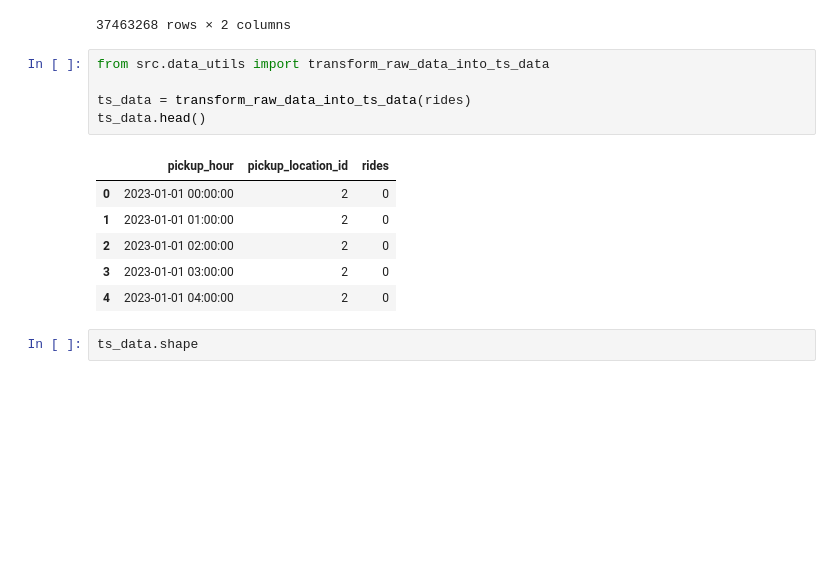
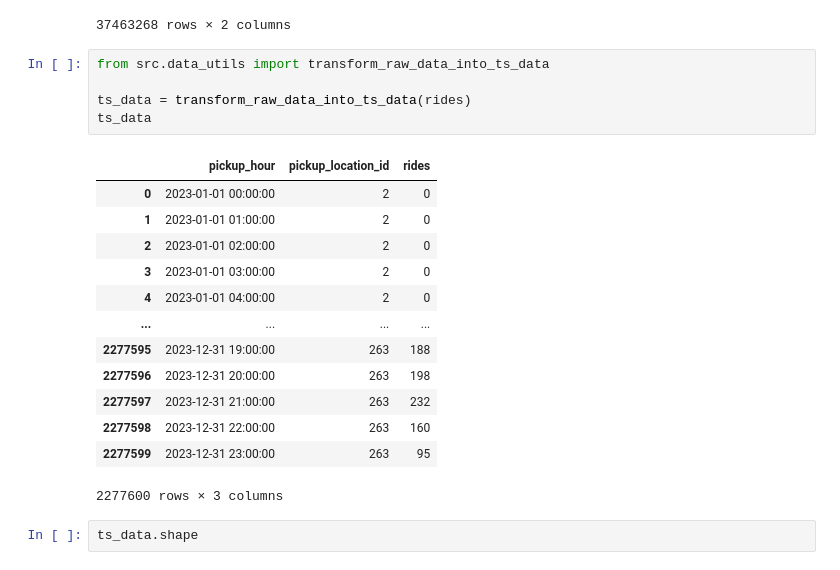
Before and after one commit to vasukrishna001/sp25_taxi, a Jupyter notebook: notebooks/05_transform_raw_data_into_features_and_targets.ipynb, the cells around one changed output. Drawn from its saved outputs; the diff is of its cells as text; blank space fills up the shorter version.

```diff
--- a/notebooks/05_transform_raw_data_into_features_and_targets.ipynb
+++ b/notebooks/05_transform_raw_data_into_features_and_targets.ipynb
@@ -59,15 +62,22 @@ rides
 # %%
 from src.data_utils import transform_raw_data_into_ts_data
 
 ts_data = transform_raw_data_into_ts_data(rides)
-ts_data.head()
+ts_data
 # %% [output]
 |  | pickup_hour | pickup_location_id | rides |
 | 0 | 2023-01-01 00:00:00 | 2 | 0 |
 | 1 | 2023-01-01 01:00:00 | 2 | 0 |
 | 2 | 2023-01-01 02:00:00 | 2 | 0 |
 | 3 | 2023-01-01 03:00:00 | 2 | 0 |
 | 4 | 2023-01-01 04:00:00 | 2 | 0 |
+| ... | ... | ... | ... |
+| 2277595 | 2023-12-31 19:00:00 | 263 | 188 |
+| 2277596 | 2023-12-31 20:00:00 | 263 | 198 |
+| 2277597 | 2023-12-31 21:00:00 | 263 | 232 |
+| 2277598 | 2023-12-31 22:00:00 | 263 | 160 |
+| 2277599 | 2023-12-31 23:00:00 | 263 | 95 |
+2277600 rows × 3 columns
 # %%
 ts_data.shape
 # %% [output]
```
Also changed, not shown: parts of 8 cells of this notebook, 2 other files.
